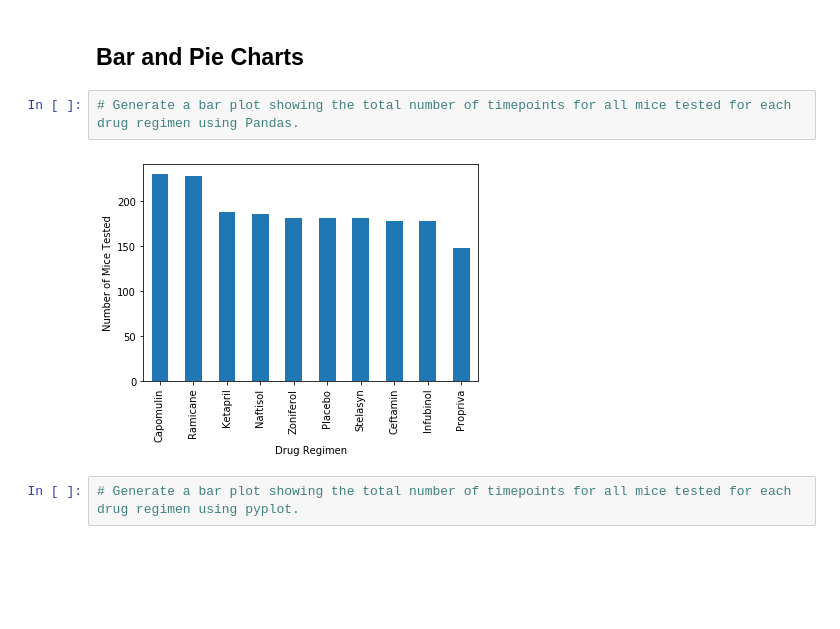
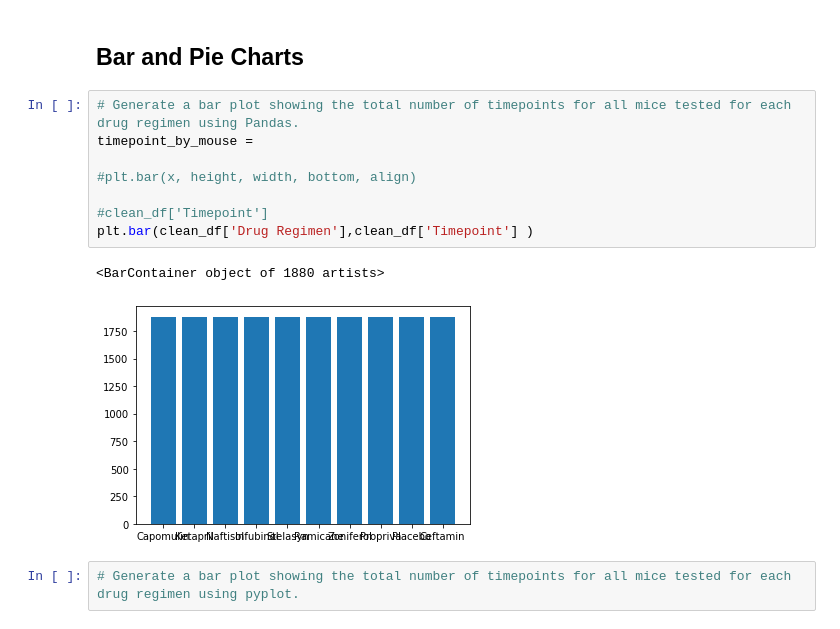
Before and after one commit to jf11235/matplotlib-challenge, a Jupyter notebook: Pymaceuticals/pymaceuticals_starter.ipynb, the cells around one changed output. Drawn from its saved outputs; the diff is of its cells as text; blank space fills up the shorter version.

```diff
--- a/Pymaceuticals/pymaceuticals_starter.ipynb
+++ b/Pymaceuticals/pymaceuticals_starter.ipynb
@@ -152,8 +166,15 @@ summary_statistics
 ## Bar and Pie Charts
 # %%
 # Generate a bar plot showing the total number of timepoints for all mice tested for each drug regimen using Pandas.
+timepoint_by_mouse =
+
+#plt.bar(x, height, width, bottom, align)
+
+#clean_df['Timepoint']
+plt.bar(clean_df['Drug Regimen'],clean_df['Timepoint'] )
 # %% [output]
+<BarContainer object of 1880 artists>
-[figure, old version]
+[figure, new version]
 # %%
 # Generate a bar plot showing the total number of timepoints for all mice tested for each drug regimen using pyplot.
 # %% [output]
```
Also changed, not shown: parts of 2 cells of this notebook.
